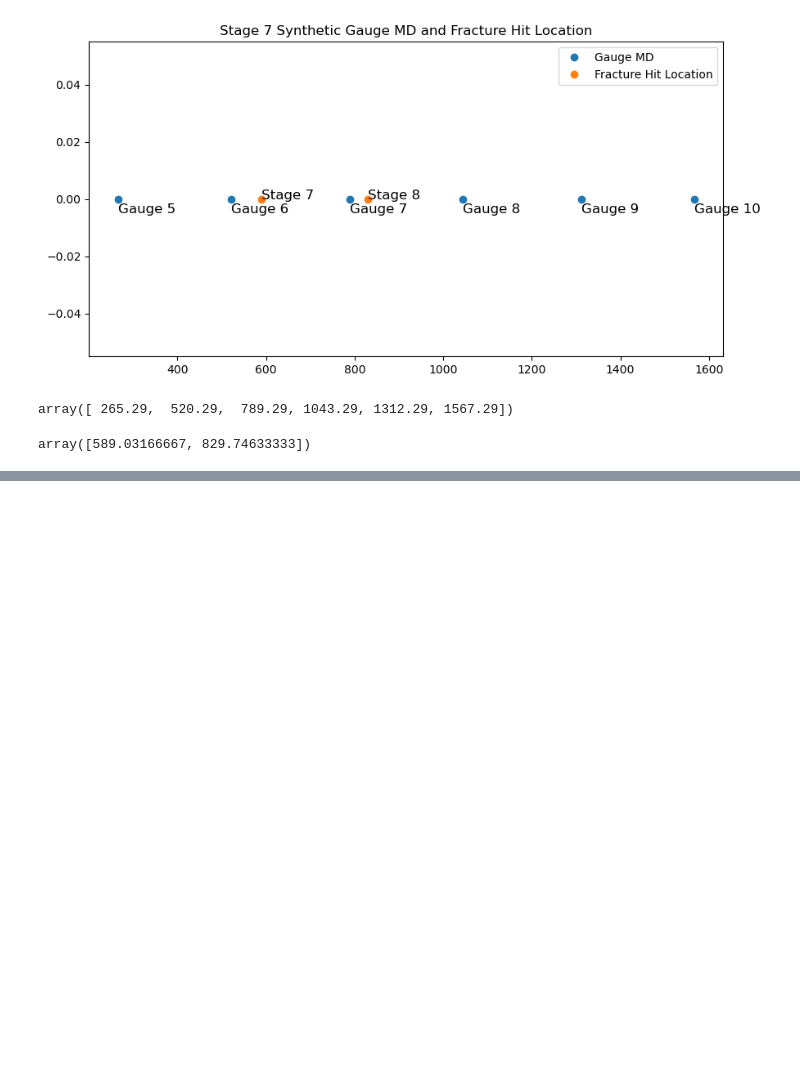
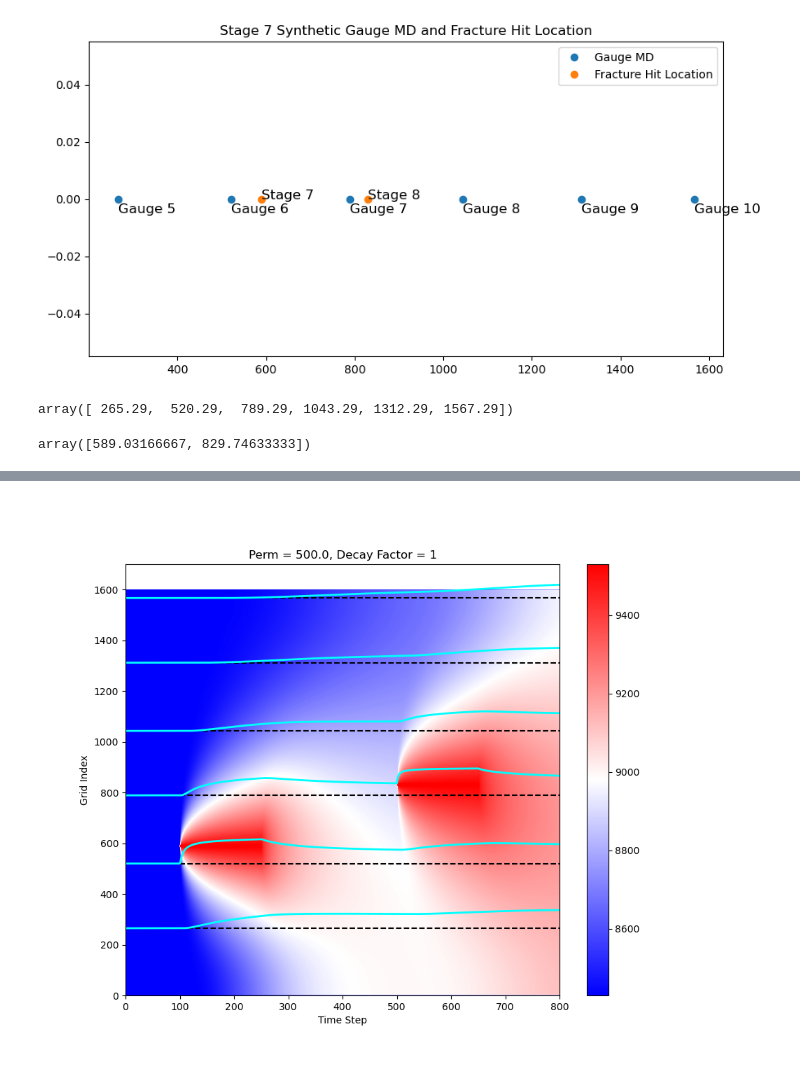
Before and after one commit to shenyaojin/well_leakage_physical_model, a Jupyter notebook: 012_physical_model_with_mariner_field_dataset.ipynb, the cells around one changed output, grey strips where cells are left out. Saved outputs shown, nothing was run; the diff lists cells and outputs as text; code cells hidden in the pictures; blank space fills up the shorter version.

```diff
--- a/012_physical_model_with_mariner_field_dataset.ipynb
+++ b/012_physical_model_with_mariner_field_dataset.ipynb
@@ -211,0 +357,25 @@ for iter in range(stg1_start, stg1_end):
+# %%
+# Add matrix pressure to the plot
+u = u + 8430
+# %%
+# QC. Show the final result
+plt.figure(figsize=(10, 8))
+plt.imshow(u.T, aspect='auto', cmap='bwr', extent=[0, nt, nx, 0])
+# Set x and y label
+plt.xlabel("Time Step")
+plt.ylabel("Grid Index")
+
+# Plot the gauge md loc using axhline
+for iter in range(len(gauge_md_index)):
+    plt.axhline(y=gauge_md_index[iter], color='black', linestyle='--')
+    # get the value of u at the gauge md
+    plt.plot(t, (u[:, gauge_md_index[iter]] - u[:, gauge_md_index[iter]][0]) * 0.1 + gauge_md_index[iter], color='cyan', linewidth=2)
+
+# invert the y axis
+plt.gca().invert_yaxis()
+
+plt.title(f"Perm = {initial_diffusivity}, Decay Factor = {decay_factor}")
+plt.colorbar()
+plt.show()
+# %% [output]
+[figure, added]
```
Also changed, not shown: parts of 10 cells of this notebook.
